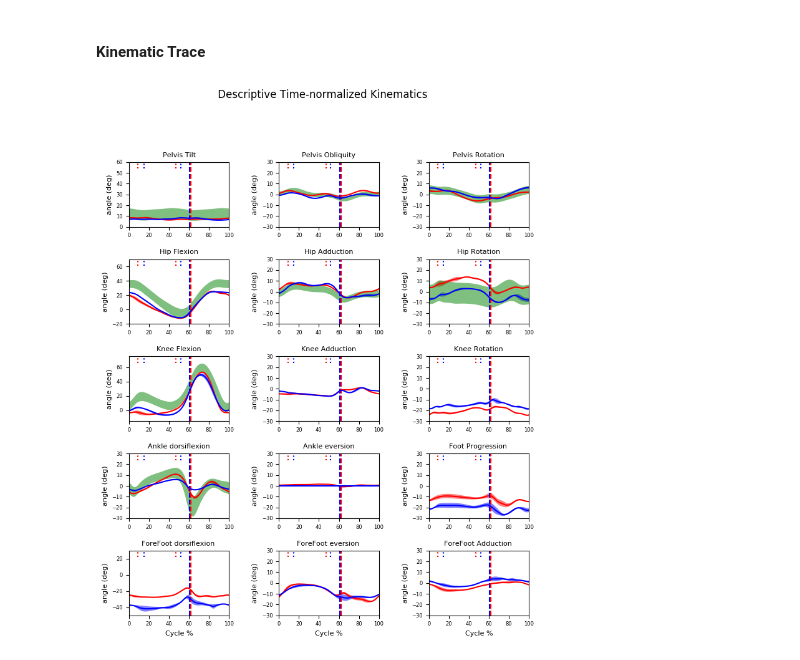
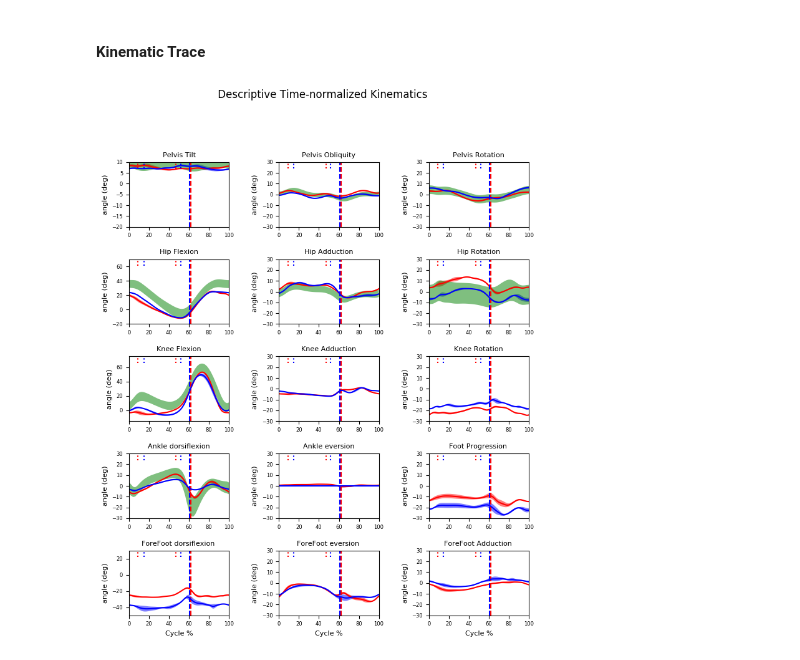
Before and after one commit to pyCGM2/pyCGM2, a Jupyter notebook: notebook/InteractiveGaitReport-yaml.ipynb, the cells around one changed output. Saved outputs shown, nothing was run; the diff lists cells and outputs as text; code cells hidden in the pictures.

Commit message:
set Ylim from plot filter

```diff
--- a/notebook/InteractiveGaitReport-yaml.ipynb
+++ b/notebook/InteractiveGaitReport-yaml.ipynb
@@ -210,18 +204,21 @@ plt.show()
 # %%
 kv = plotViewers.LowerLimbMultiFootKinematicsPlotViewer(analysis,
                     pointLabelSuffix=pointSuffix)
 
 kv.setConcretePlotFunction(plot.gaitDescriptivePlot)
 kv.setNormativeDataset(normativeDataset)
 
+
 # filter
 pf = plotFilters.PlottingFilter()
 pf.setViewer(kv)
 pf.plot()
 
-plt.show()
+pf.setYlimits(0, -20, 30) # alter ylim of axes #0
+
+plt.show()#
 # %% [output]
-[figure, old version]
+[figure, new version]
 # %%
 kv = plotViewers.LowerLimbMultiFootKinematicsPlotViewer(analysis,
                     pointLabelSuffix=pointSuffix)
```
Also changed, not shown: parts of 6 cells of this notebook, 1 other file.
